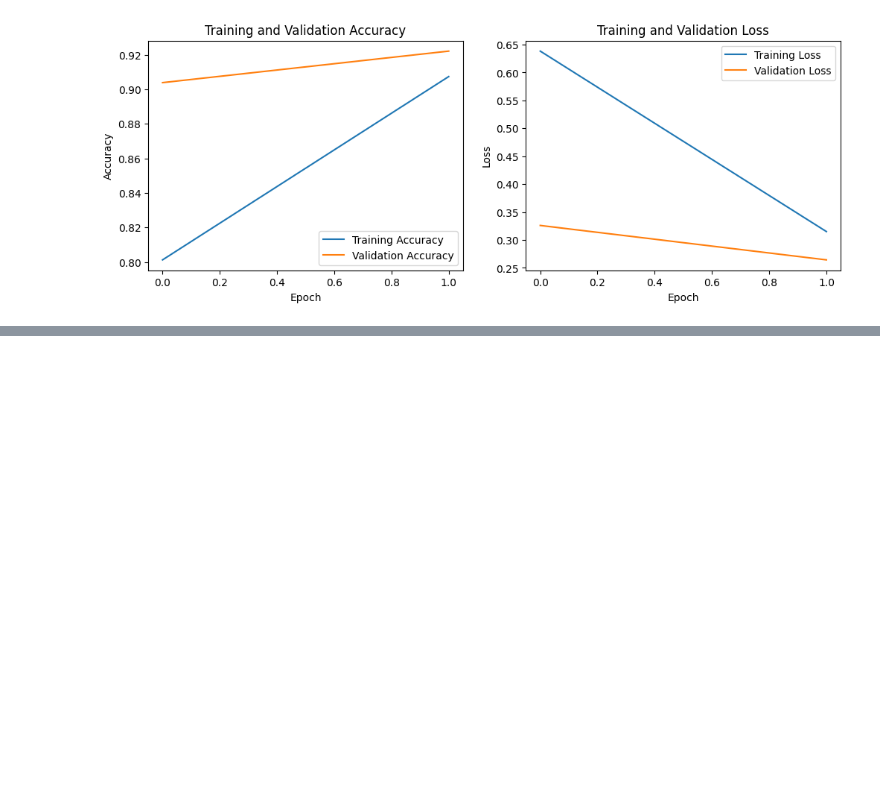
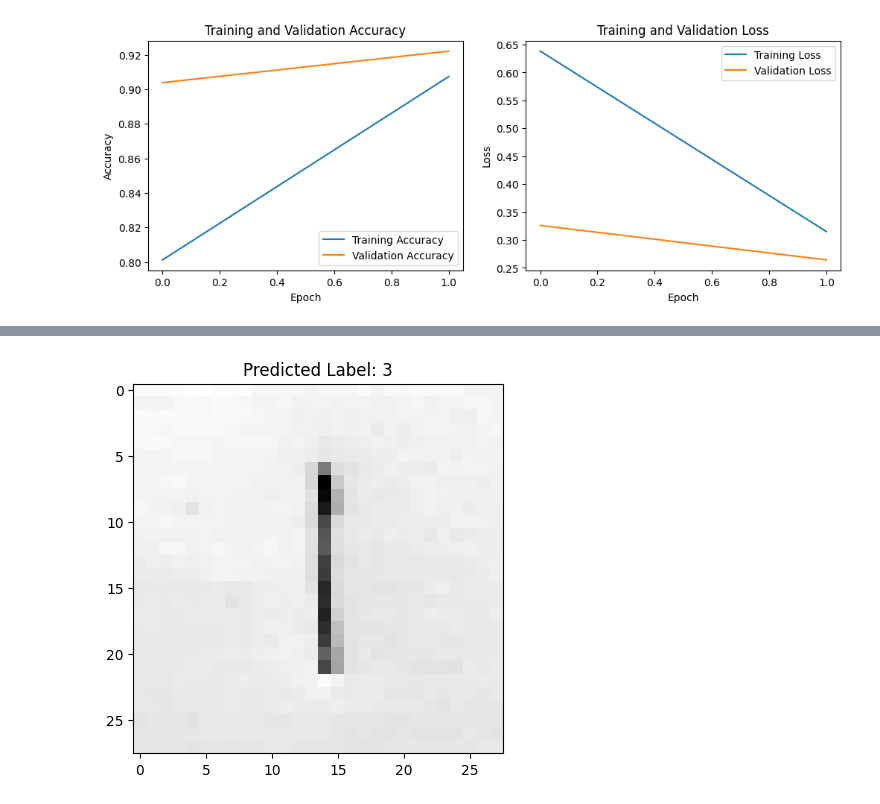
Before and after one commit to saimboxer/TensorFlow, a Jupyter notebook: Neural_Network.ipynb, the cells around one changed output, grey strips where cells are left out. Drawn from its saved outputs; the diff is of its cells as text; code cells hidden in the pictures; blank space fills up the shorter version.

```diff
--- a/Neural_Network.ipynb
+++ b/Neural_Network.ipynb
@@ -385,0 +419,3 @@ Epoch 2/2
+# %%
+# Path to your image
+image_path = r'C:\F\ml_projexts\TensorFlow\sample_img1.jpeg'  # image path
@@ -385,0 +450,8 @@ Epoch 2/2
+# %%
+# Optionally, display the image
+img = image.load_img(image_path, color_mode='grayscale', target_size=(28, 28))
+plt.imshow(img, cmap='gray')
+plt.title(f"Predicted Label: {predicted_class}")
+plt.show()
+# %% [output]
+[figure, added]
```
Also changed, not shown: parts of 13 cells of this notebook, 3 other files.
